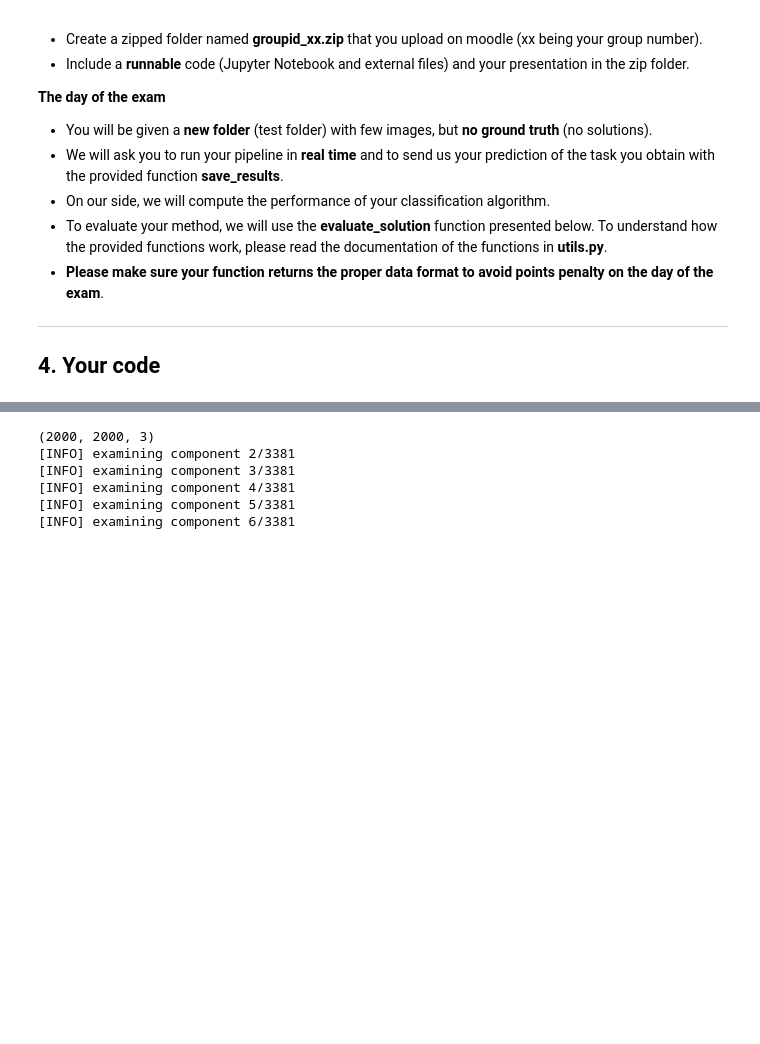
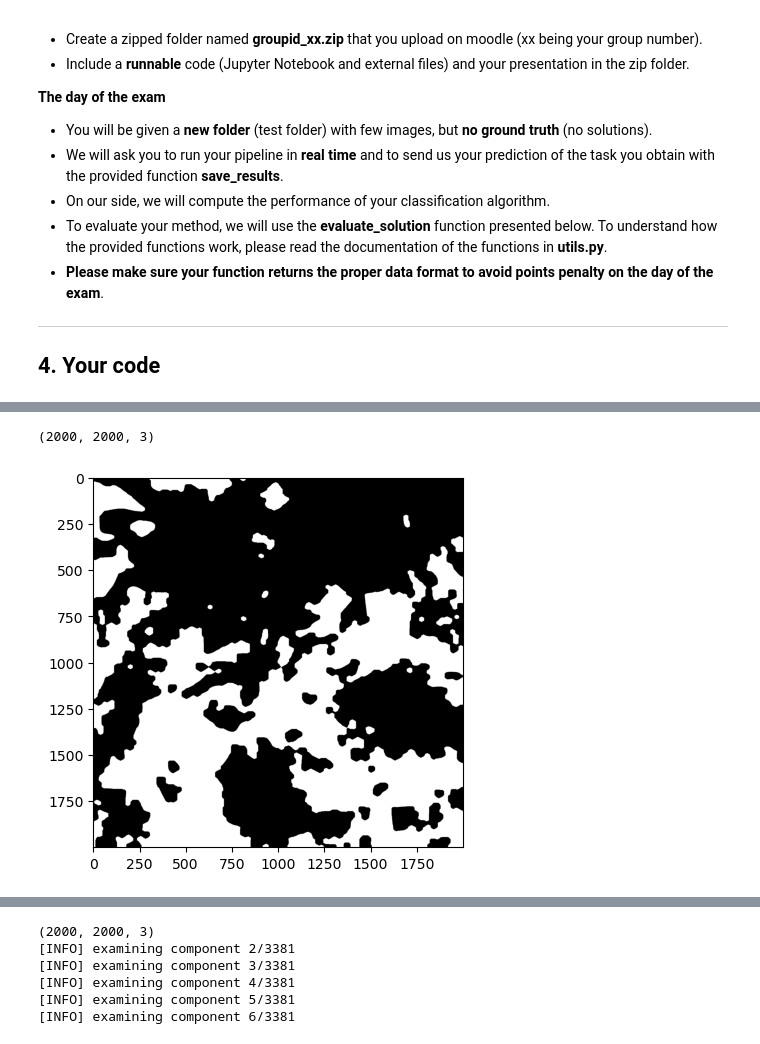
Before and after one commit to lindadelacombaz/iapr-2023, a Jupyter notebook: project copy.ipynb, the cells around one changed output, grey strips where cells are left out. Saved outputs shown, nothing was run; the diff lists cells and outputs as text; code cells hidden in the pictures; blank space fills up the shorter version.

```diff
--- a/project copy.ipynb
+++ b/project copy.ipynb
@@ -227,0 +376,7 @@ def save_solution_puzzles(image_index , solved_puzzles, outliers  , folder ="tra
+# %%
+res = apply_may_morph(md)
+plt.imshow(res,  cmap = 'gray');
+res.shape
+# %% [output]
+(2000, 2000, 3)
+[figure, added]
```
Also changed, not shown: parts of 20 cells of this notebook.
